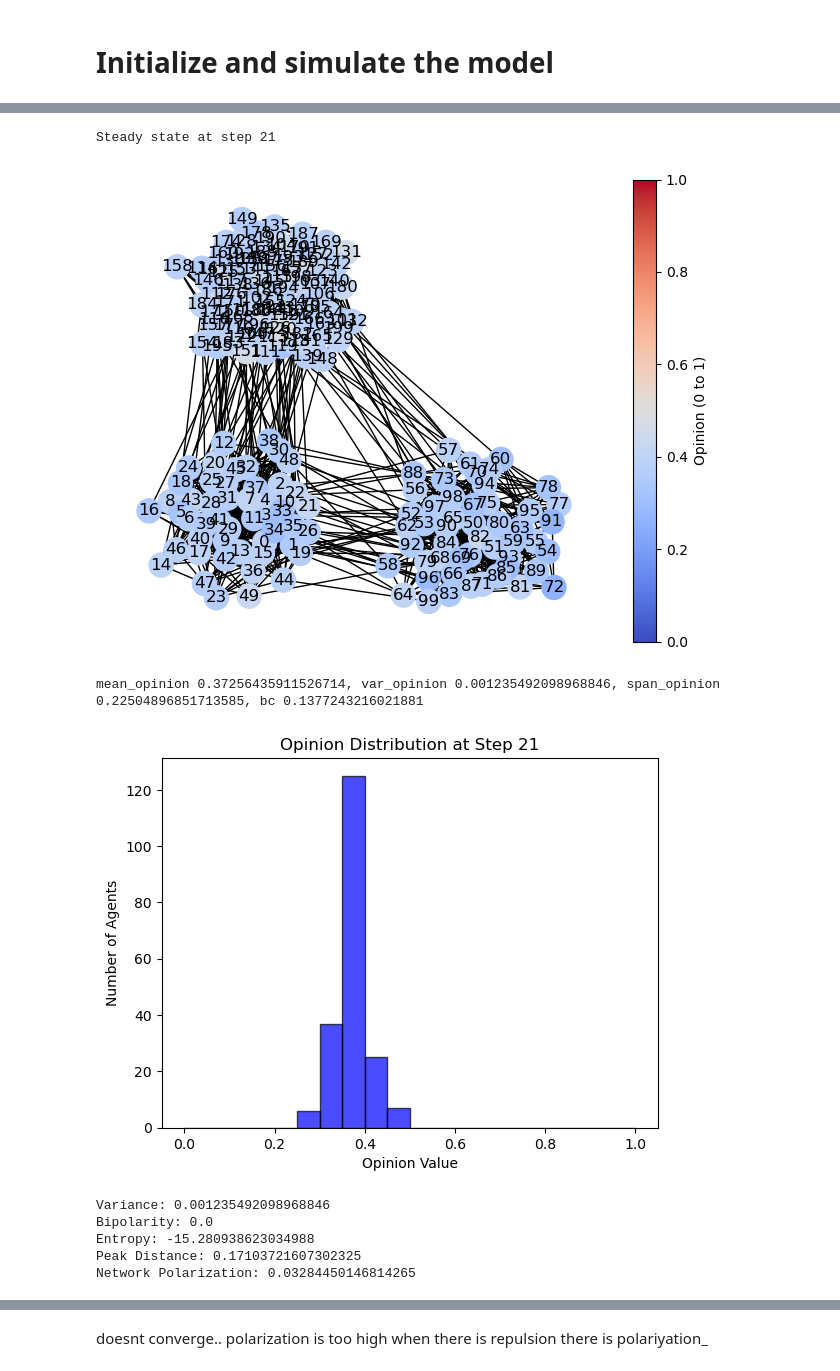
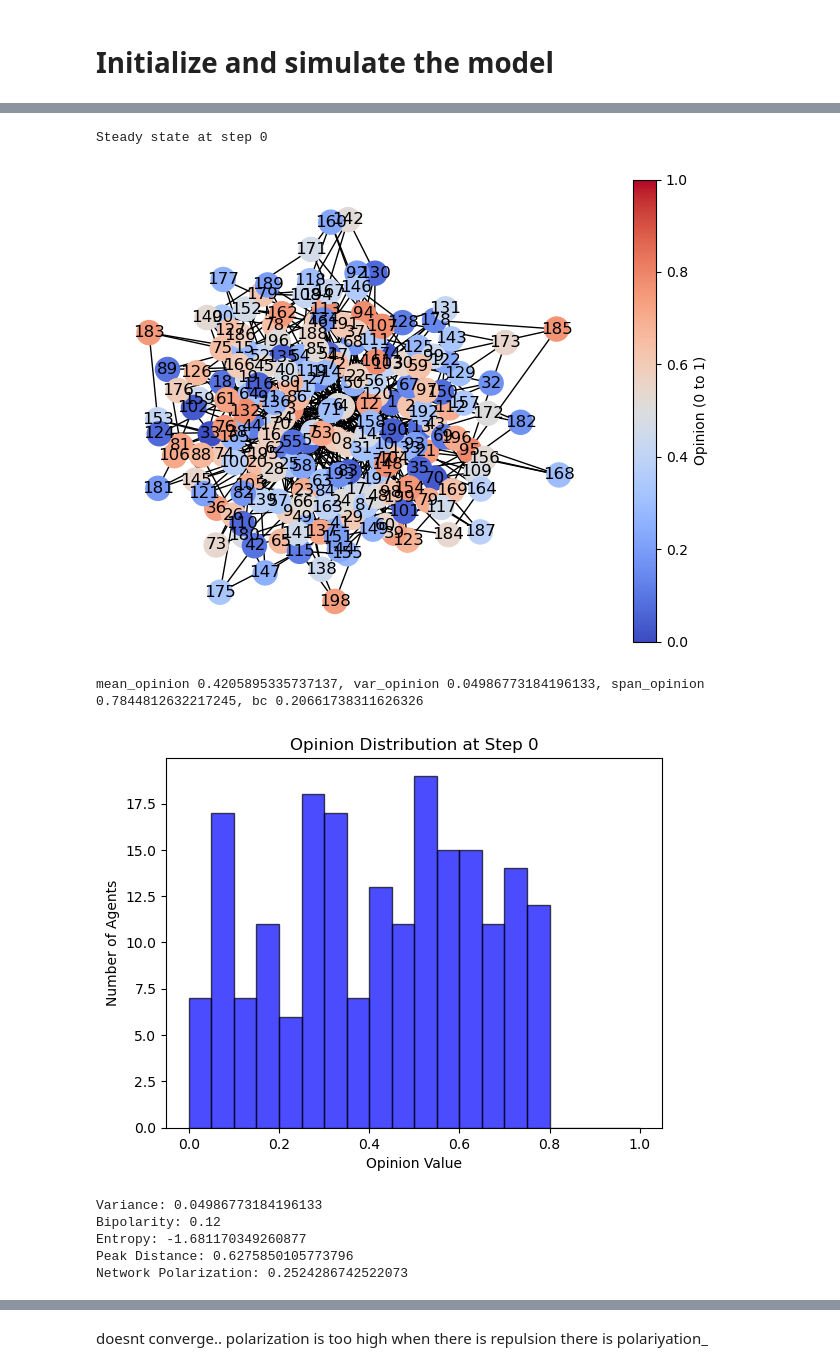
Before and after one commit to Batuffola/review_opinion-dynamics, a Jupyter notebook: update.ipynb, the cells around one changed output, grey strips where cells are left out. Drawn from its saved outputs; the diff is of its cells as text; code cells hidden in the pictures.

```diff
--- a/update.ipynb
+++ b/update.ipynb
@@ -214,11 +229,15 @@ class Model:
         """
         Perform a single step of the simulation.
         """
+
+        selected_agents = random.sample(self.agents, min(10, len(self.agents)))  # Select up to 10 agents
+
         if self.repulsion:
-            for agent in self.agents:
+            #for agent in self.agents:#selected_agents:
+            for agent in selected_agents:
                 agent.step(self.environment)
         else:
-            for agent in self.agents:
+            for agent in selected_agents:
                 agent.step_norepulsion(self.environment)
 # %% [markdown]
 ## Visualization functions
@@ -449,10 +468,10 @@ def compute_van_der_eijks_a(opinions, bins=10):
 num_agents = 200
 connection_probability = 0.05
 random.seed(42)
-
+repulsion = True
 
 beta =  0.5 #coupling_strength
-rho = 0.7  #threshold of opiniondifferences
+rho = 0.5  #threshold of opiniondifferences
 alpha = 0.2  #controversity of the topic positiv definit
 
 #for stoch block model
@@ -461,9 +480,9 @@ p_matrix = [[0.3, 0.015, 0.01], #connection_probability from group 1 to group 1,
             [0.015, 0.3, 0.005],                         #from group 2 to group 1, group 2 and group 3,
             [0.01, 0.005, 0.3]]                         #from group 3 to group 1, group 2 and group 3
 
-#model = Model(num_agents, beta, rho, alpha, network_type='random', connection_probability=0.05) #random network
-#model = Model(num_agents, beta, rho, alpha, network_type='scale-free', m_edges_per_node=3) #scale-free network
-model = Model(num_agents, beta, rho, alpha, network_type='sbm', sizes=sizes, p_matrix=p_matrix)
+#model = Model(num_agents, beta, rho, alpha, network_type='random', repulsion=repulsion, connection_probability=0.05) #random network
+model = Model(num_agents, beta, rho, alpha, network_type='scale-free', repulsion=repulsion, m_edges_per_node=3) #scale-free network
+#model = Model(num_agents, beta, rho, alpha, network_type='sbm', repulsion=repulsion, sizes=sizes, p_matrix=p_matrix)
 
 
 #model = Model(num_agents, connection_probability,beta,rho,alpha) #old random model
@@ -506,12 +525,12 @@ print(f"Network Polarization: {network_polarization}")
-Steady state at step 21
+Steady state at step 0
-[figure, old version]
+[figure, new version]
-mean_opinion 0.37256435911526714, var_opinion 0.001235492098968846, span_opinion 0.22504896851713585, bc 0.1377243216021881
+mean_opinion 0.4205895335737137, var_opinion 0.04986773184196133, span_opinion 0.7844812632217245, bc 0.20661738311626326
-[figure, old version]
+[figure, new version]
-Variance: 0.001235492098968846
-Bipolarity: 0.0
-Entropy: -15.280938623034988
-Peak Distance: 0.17103721607302325
-Network Polarization: 0.03284450146814265
+Variance: 0.04986773184196133
+Bipolarity: 0.12
+Entropy: -1.681170349260877
+Peak Distance: 0.6275850105773796
+Network Polarization: 0.2524286742522073
 # %%
 # Initialize the model
 num_agents = 200
```
Also changed, not shown: parts of 30 cells of this notebook.
